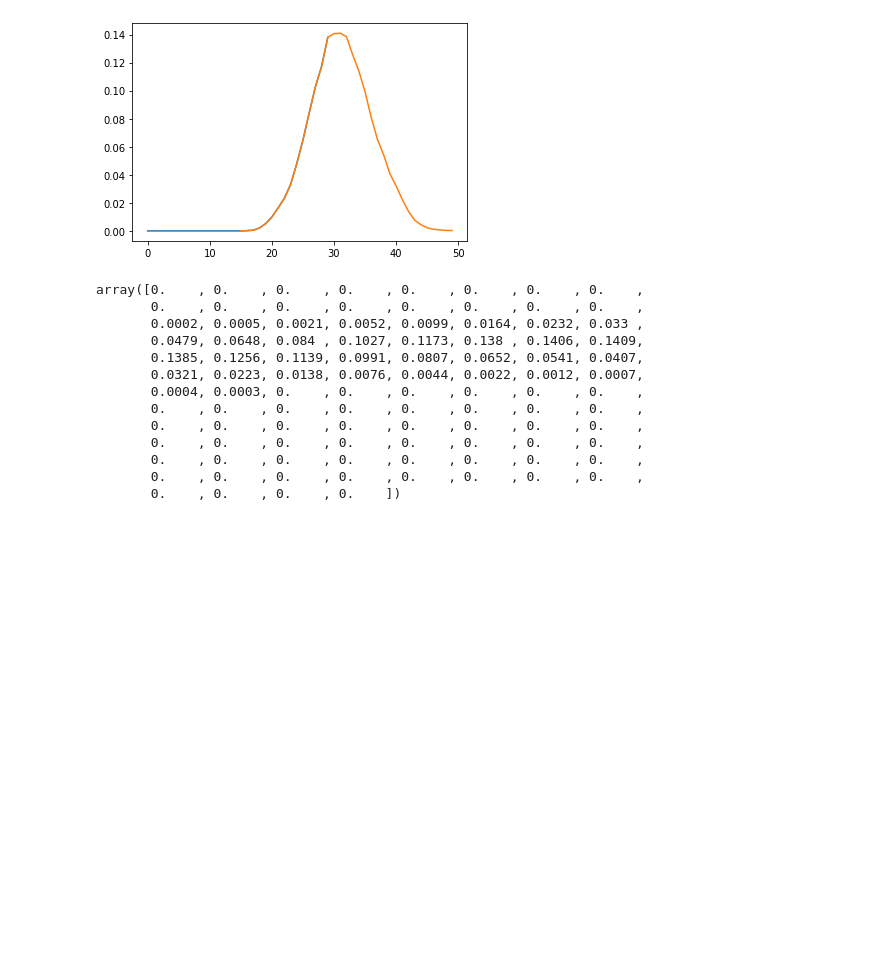
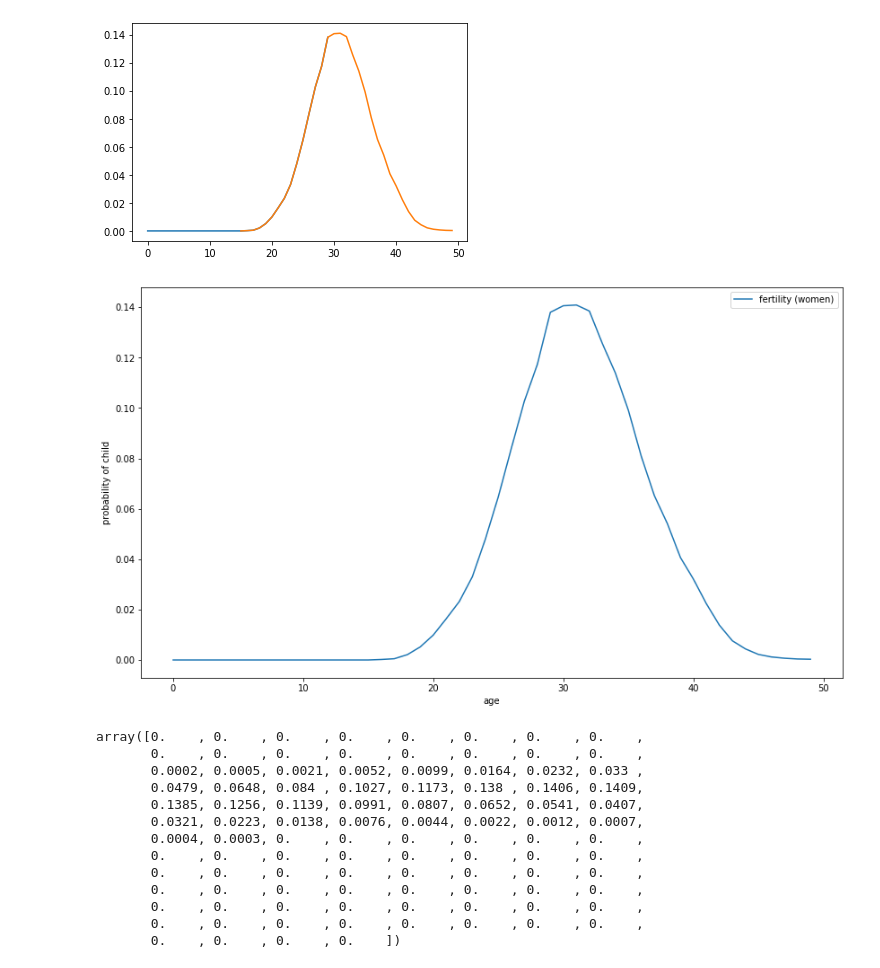
Before and after one commit to JakartaLaw/speciale, a Jupyter notebook: src/cleaning_kids_data.ipynb, the cells around one changed output. Drawn from its saved outputs; the diff is of its cells as text; code cells hidden in the pictures; blank space fills up the shorter version.

Commit message:
added figure of fertility

```diff
--- a/src/cleaning_kids_data.ipynb
+++ b/src/cleaning_kids_data.ipynb
@@ -3,6 +3,7 @@ import pandas as pd
 import matplotlib.pyplot as plt
 import numpy as np
 import pickle
+FIGSIZE = (14, 8)
 # %% [markdown]
 # About data
 database = FOD33
@@ -43,6 +44,15 @@ plt.plot(df['age'], df['chance_of_child'])
 [figure]
 # %%
 fertility = gen_fertility(df)
+# %%
+f, ax = plt.subplots(1,1, figsize=FIGSIZE)
+ax.plot(fertility[0:50], label='fertility (women)')
+ax.set_xlabel('age')
+ax.set_ylabel('probability of child')
+ax.legend()
+f.savefig('..//figures/fertility_women_empirical.png')
+# %% [output]
+[figure, added]
 # %%
 with open('..//data//fertility.pkl', 'wb') as f:
     pickle.dump(fertility, f)
```
Also changed, not shown: parts of 2 cells of this notebook, 1 other file.
